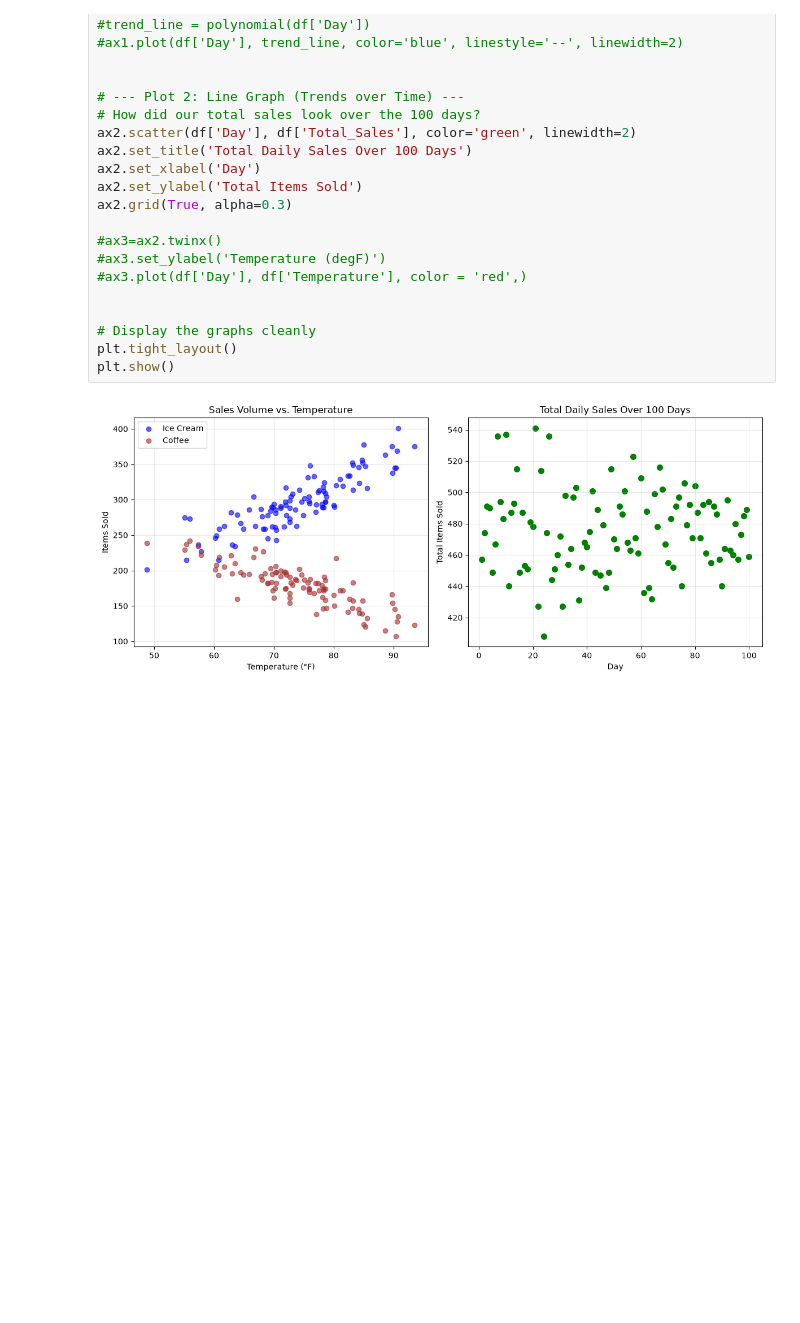
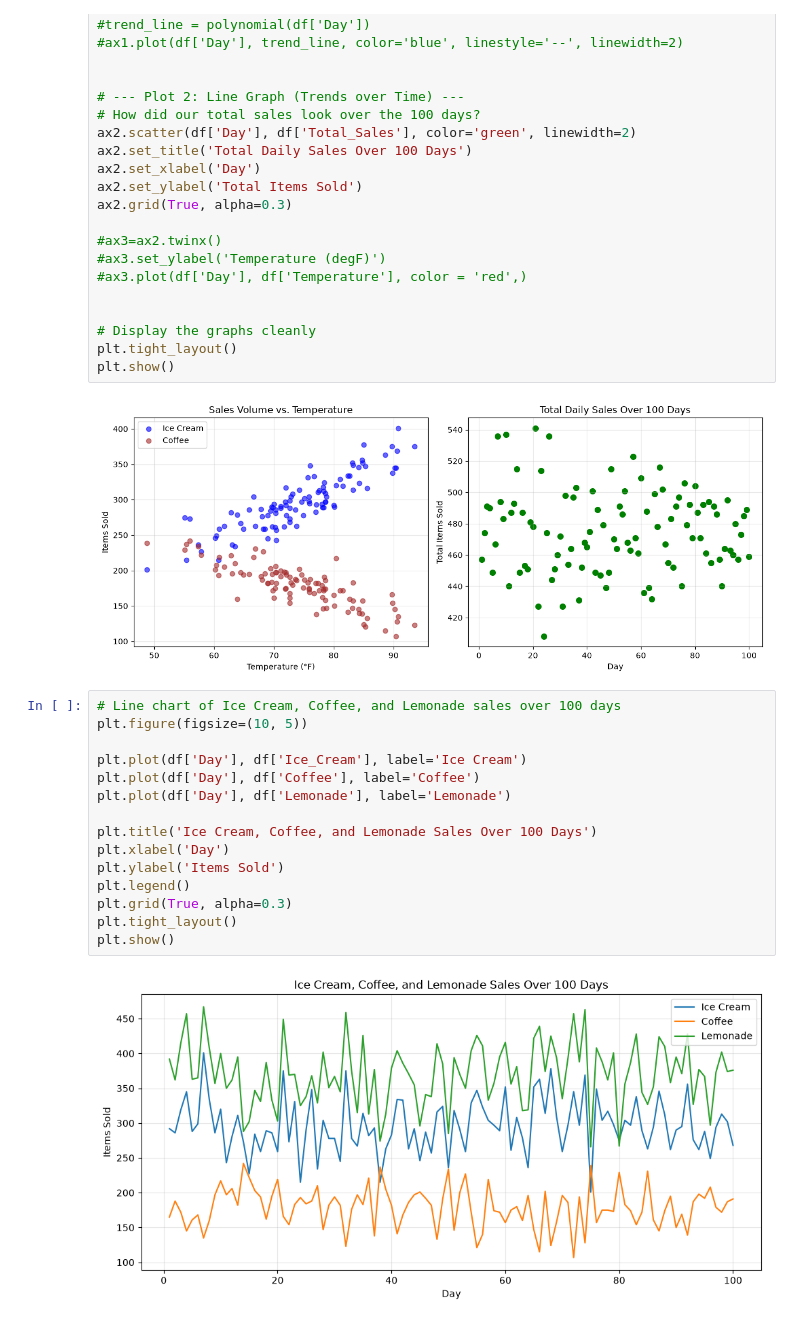
Before and after one commit to gannonm9/cosc470_11, a Jupyter notebook: lab2/lab-2notebook.ipynb, the cells around one changed output. Cells and saved outputs as stored; diff of their text form; blank space fills up the shorter version.

```diff
--- a/lab2/lab-2notebook.ipynb
+++ b/lab2/lab-2notebook.ipynb
@@ -120,3 +120,20 @@ plt.tight_layout()
 plt.show()
 # %% [output]
 [figure]
+# %%
+# Line chart of Ice Cream, Coffee, and Lemonade sales over 100 days
+plt.figure(figsize=(10, 5))
+
+plt.plot(df['Day'], df['Ice_Cream'], label='Ice Cream')
+plt.plot(df['Day'], df['Coffee'], label='Coffee')
+plt.plot(df['Day'], df['Lemonade'], label='Lemonade')
+
+plt.title('Ice Cream, Coffee, and Lemonade Sales Over 100 Days')
+plt.xlabel('Day')
+plt.ylabel('Items Sold')
+plt.legend()
+plt.grid(True, alpha=0.3)
+plt.tight_layout()
+plt.show()
+# %% [output]
+[figure, added]
```
Also changed, not shown: 3 other files.
